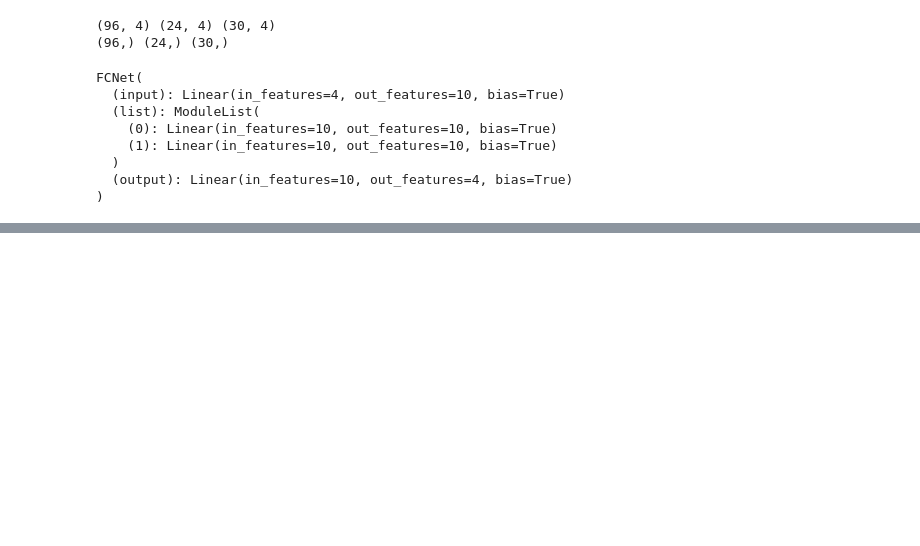
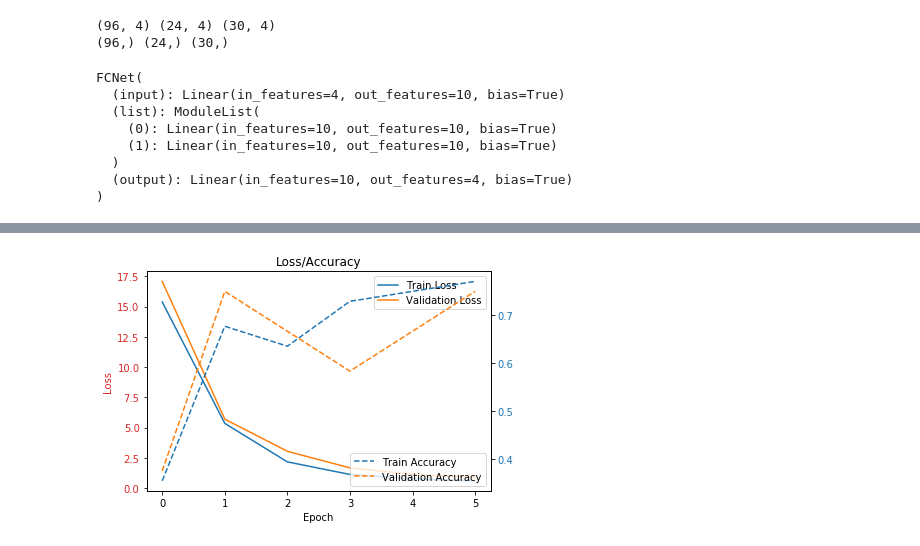
Before and after one commit to tiwalayo/flexible-bnn, a Jupyter notebook: Normal FCN.ipynb, the cells around one changed output, grey strips where cells are left out. Drawn from its saved outputs; the diff is of its cells as text; code cells hidden in the pictures; blank space fills up the shorter version.

```diff
--- a/Normal FCN.ipynb
+++ b/Normal FCN.ipynb
@@ -15,6 +18,10 @@ import numpy as np
 data = load_iris()
 X = data['data']
 Y = data['target']
+
+X = scale(X, axis=0)
 print(X,Y)
 print(X.shape,Y.shape)
+for i in range(X.shape[1]):
+    print(X[:,i].mean(),X[:,i].std())
 # %% [output]
@@ -50,15 +57,12 @@ print(y_train.shape, y_val.shape, y_test.shape)
 def create_loader(x,y,batch_size = 8):
     tensor_x = torch.stack([torch.Tensor(i) for i in x])
     tensor_y = torch.stack([torch.tensor(np.array(i), dtype=torch.long) for i in y])
+    dataset = utils.TensorDataset(tensor_x,tensor_y)
+    return dataset, utils.DataLoader(dataset,batch_size = batch_size)
 
-    dataset = utils.TensorDataset(tensor_x,tensor_y)
-    return utils.DataLoader(dataset,batch_size = batch_size)
-train_loader = create_loader(X_train,y_train)
-val_loader = create_loader(X_val,y_val)
-test_loader = create_loader(X_test,y_test)
-
-train_iter, dev_iter, test_iter = data.BucketIterator.splits(
-            (train, dev, test), batch_size=args.batch_size, device=DEVICE)
+train_dataset, train_loader = create_loader(X_train,y_train)
+val_dataset, val_loader = create_loader(X_val,y_val)
+test_dataset, test_loader = create_loader(X_test,y_test)
 # %%
 # Define a very simple model
 class FCNet(torch.nn.Module):
@@ -185,0 +109,4 @@ AttributeError: 'DataLoader' object has no attribute 'init_epoch'
+# %%
+def accuracy(out, labels):
+    outputs = np.argmax(out, axis=1)
+    return np.sum(outputs==labels)/float(labels.size)
@@ -185,0 +187,20 @@ AttributeError: 'DataLoader' object has no attribute 'init_epoch'
+# %%
+fig, ax1 = plt.subplots()
+color = 'tab:red'
+ax1.set_xlabel("Epoch")
+ax1.set_ylabel('Loss', color=color)
+ax1.plot(train_loss,label="Train Loss")
+ax1.plot(val_loss,label="Validation Loss")
+ax1.tick_params(axis='y', labelcolor=color)
+ax1.legend()
+
+ax2 = ax1.twinx()
+ax2.plot(train_acc,linestyle='dashed',label="Train Accuracy")
+ax2.plot(val_acc,linestyle='dashed',label="Validation Accuracy")
+ax2.tick_params(axis='y', labelcolor='tab:blue')
+ax2.legend()
+
+plt.title("Loss/Accuracy")
+fig.tight_layout()
+# %% [output]
+[figure, added]
```
Also changed, not shown: parts of 4 cells of this notebook.
